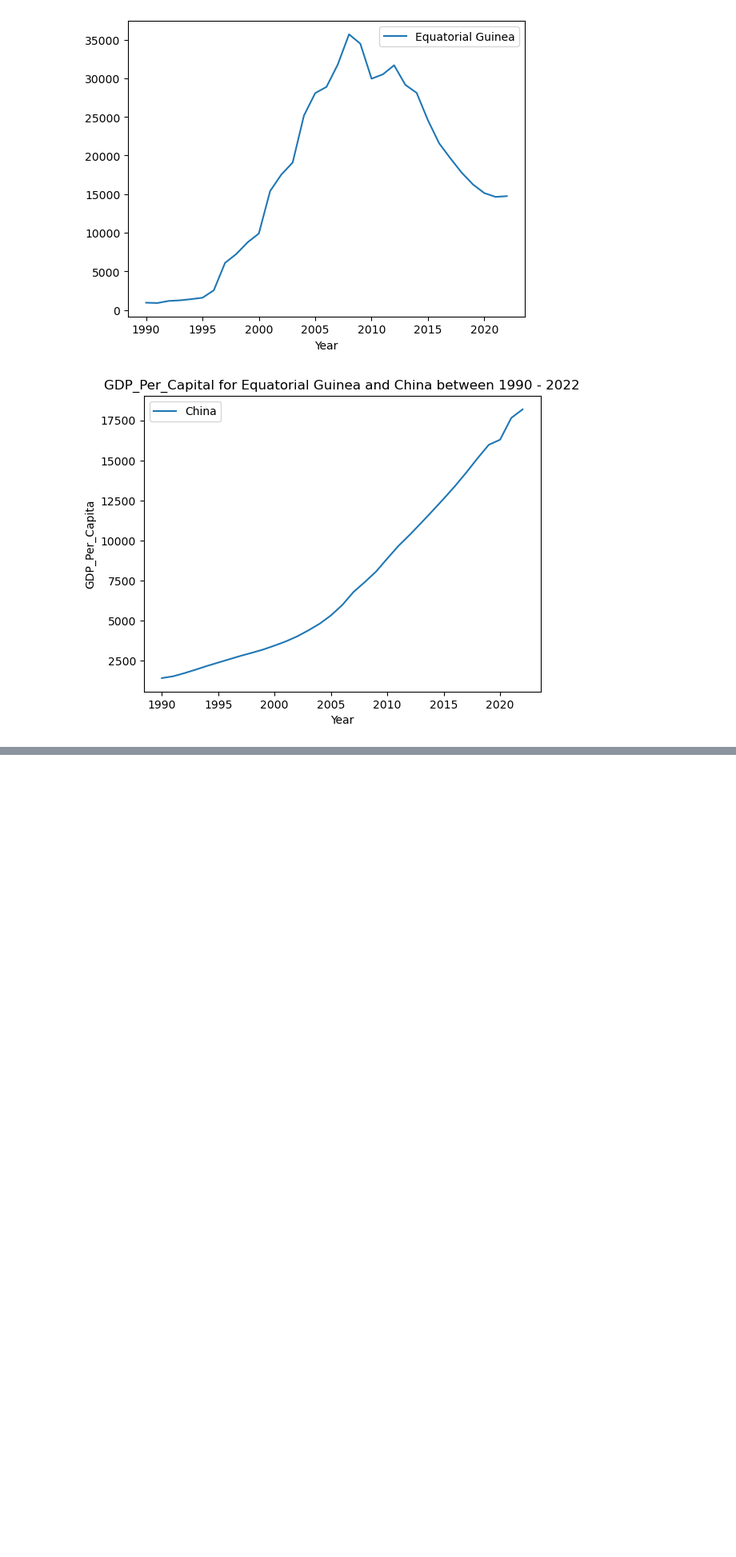
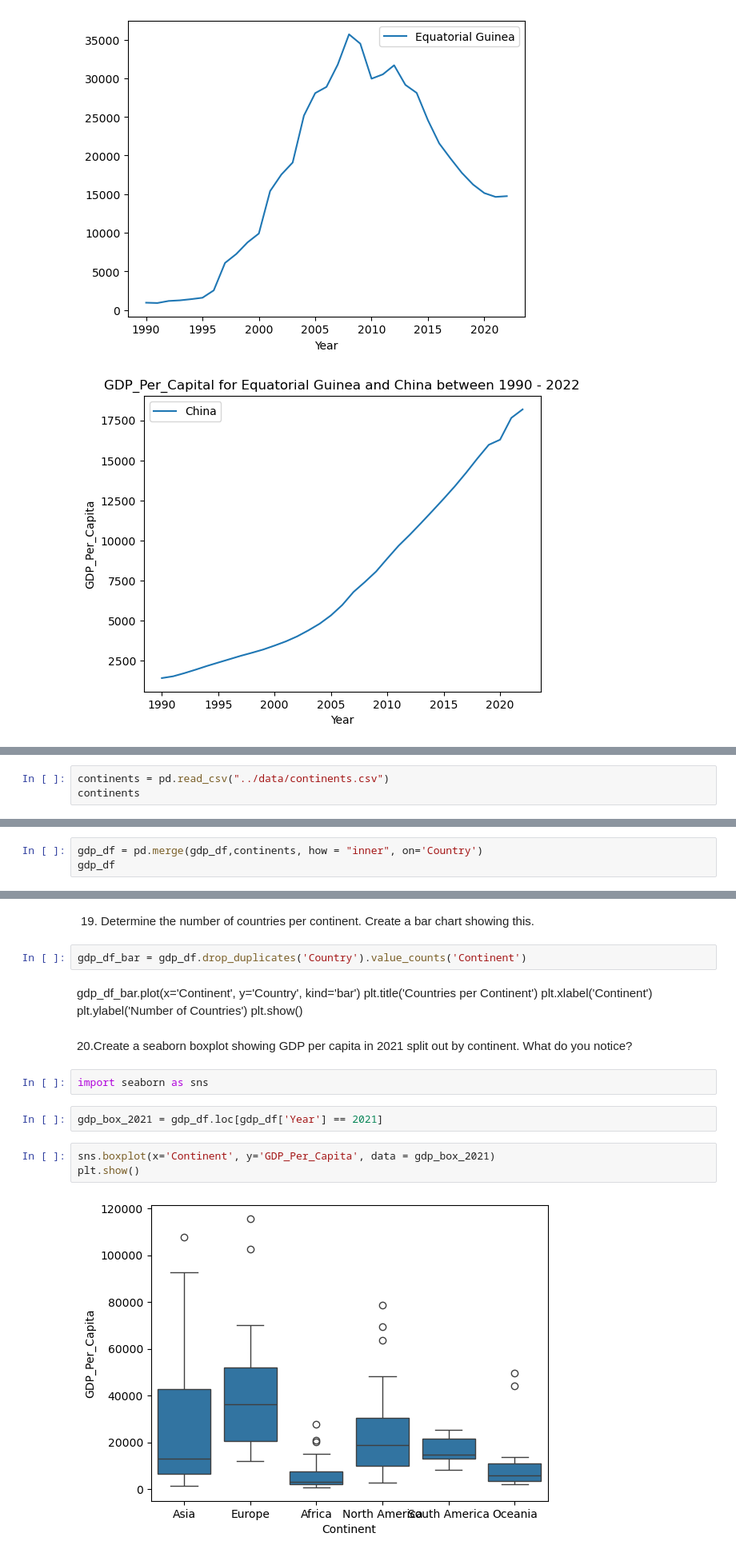
Before and after one commit to nss-data-science-cohort-8/un-exploration-Jorgen85Lex, a Jupyter notebook: notebooks/UN_Data_Exploration.ipynb, the cells around one changed output, grey strips where cells are left out. Shown: that part at 80% size. Drawn from its saved outputs; the diff is of its cells as text; blank space fills up the shorter version.

```diff
--- a/notebooks/UN_Data_Exploration.ipynb
+++ b/notebooks/UN_Data_Exploration.ipynb
@@ -346,0 +349,3 @@ plt.show()
+# %%
+continents = pd.read_csv("../data/continents.csv")
+continents
@@ -346,0 +377,3 @@ plt.show()
+# %%
+gdp_df = pd.merge(gdp_df,continents, how = "inner", on='Country')
+gdp_df
@@ -346,0 +394,21 @@ plt.show()
+# %% [markdown]
+19. Determine the number of countries per continent. Create a bar chart showing this.
+# %%
+gdp_df_bar = gdp_df.drop_duplicates('Country').value_counts('Continent')
+# %% [markdown]
+gdp_df_bar.plot(x='Continent', y='Country', kind='bar')
+plt.title('Countries per Continent')
+plt.xlabel('Continent')
+plt.ylabel('Number of Countries')
+plt.show()
+# %% [markdown]
+20.Create a seaborn boxplot showing GDP per capita in 2021 split out by continent. What do you notice?
+# %%
+import seaborn as sns
+# %%
+gdp_box_2021 = gdp_df.loc[gdp_df['Year'] == 2021]
+# %%
+sns.boxplot(x='Continent', y='GDP_Per_Capita', data = gdp_box_2021)
+plt.show()
+# %% [output]
+[figure, added]
```
Also changed, not shown: parts of 15 cells of this notebook.
